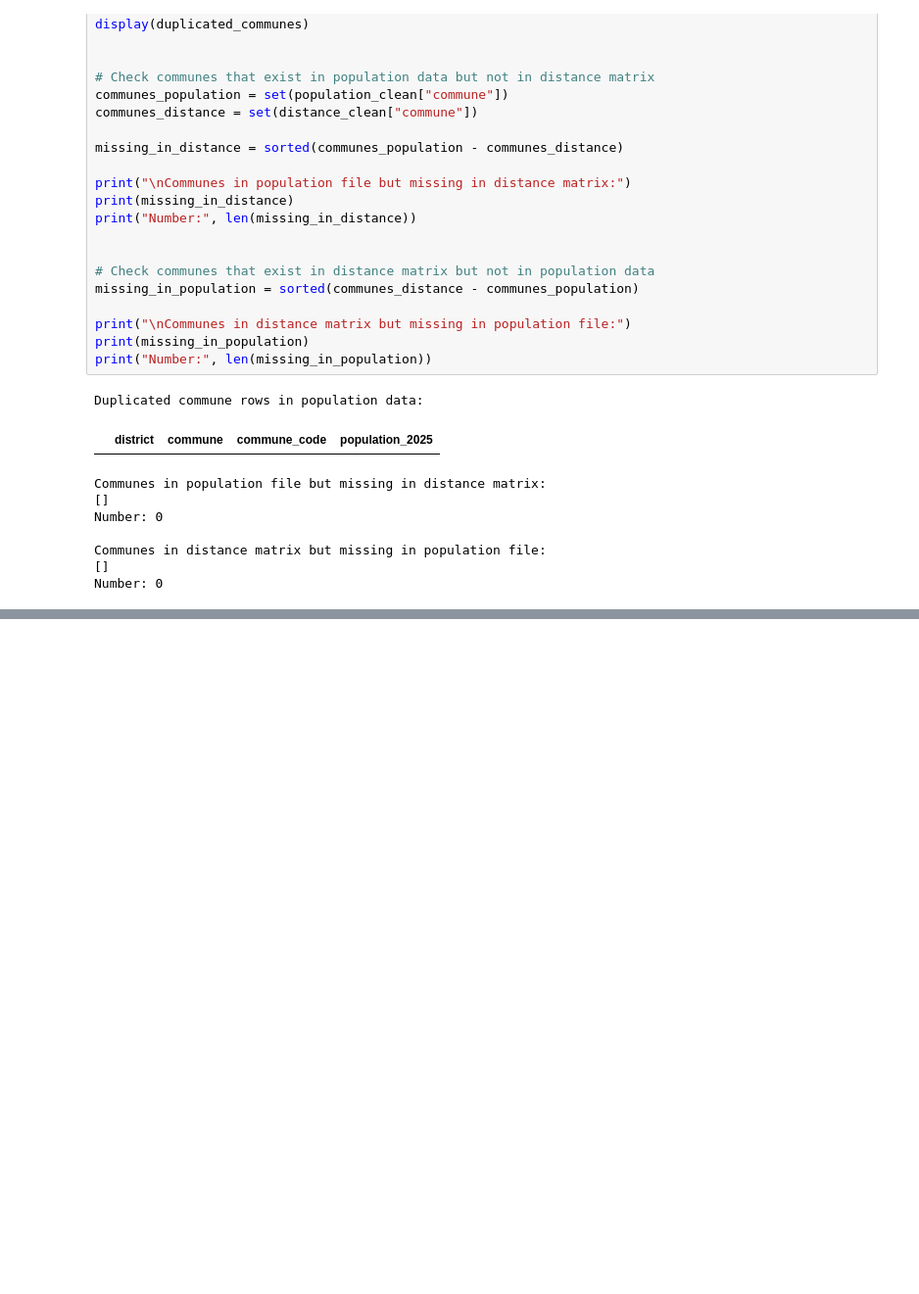
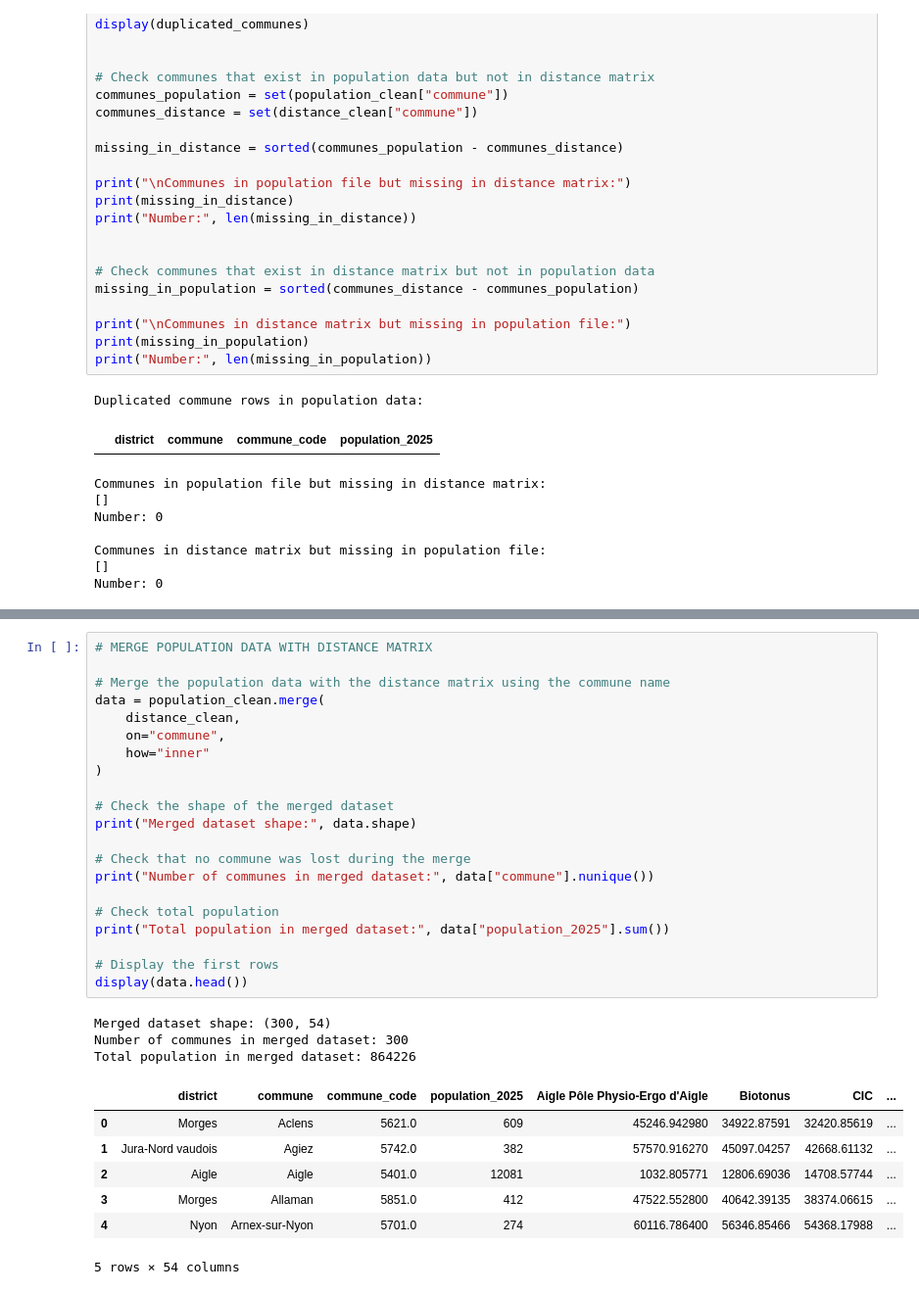
Before and after one commit to Trickwillfrit/Sustainable-logistics, a Jupyter notebook: Logistics.ipynb, the cells around one changed output, grey strips where cells are left out. Shown at 98% size. Cells and saved outputs as stored; diff of their text form; blank space fills up the shorter version.

```diff
--- a/Logistics.ipynb
+++ b/Logistics.ipynb
@@ -222,0 +236,32 @@ Number: 0
+# %%
+# MERGE POPULATION DATA WITH DISTANCE MATRIX
+
+# Merge the population data with the distance matrix using the commune name
+data = population_clean.merge(
+    distance_clean,
+    on="commune",
+    how="inner"
+)
+
+# Check the shape of the merged dataset
+print("Merged dataset shape:", data.shape)
+
+# Check that no commune was lost during the merge
+print("Number of communes in merged dataset:", data["commune"].nunique())
+
+# Check total population
+print("Total population in merged dataset:", data["population_2025"].sum())
+
+# Display the first rows
+display(data.head())
+# %% [output]
+Merged dataset shape: (300, 54)
+Number of communes in merged dataset: 300
+Total population in merged dataset: 864226
+|  | district | commune | commune_code | population_2025 | Aigle Pôle Physio-Ergo d'Aigle | Biotonus | CIC | ... |
+| 0 | Morges | Aclens | 5621.0 | 609 | 45246.942980 | 34922.87591 | 32420.85619 | ... |
+| 1 | Jura-Nord vaudois | Agiez | 5742.0 | 382 | 57570.916270 | 45097.04257 | 42668.61132 | ... |
+| 2 | Aigle | Aigle | 5401.0 | 12081 | 1032.805771 | 12806.69036 | 14708.57744 | ... |
+| 3 | Morges | Allaman | 5851.0 | 412 | 47522.552800 | 40642.39135 | 38374.06615 | ... |
+| 4 | Nyon | Arnex-sur-Nyon | 5701.0 | 274 | 60116.786400 | 56346.85466 | 54368.17988 | ... |
+5 rows × 54 columns
```
Also changed, not shown: parts of 7 cells of this notebook.
